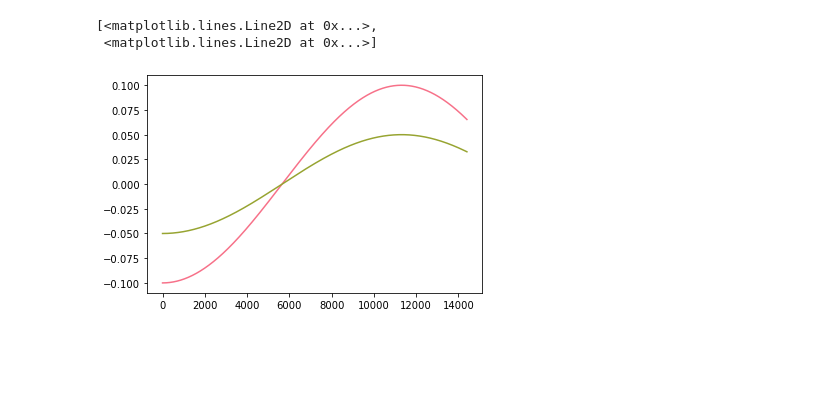
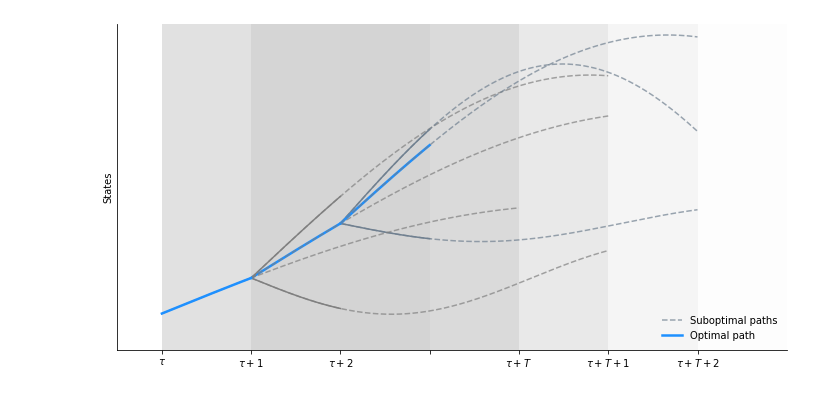
Before and after one commit to future-water/mpc-pond, a Jupyter notebook: horizon.ipynb, the cells around one changed output. Saved outputs shown, nothing was run; the diff lists cells and outputs as text; code cells hidden in the pictures; blank space fills up the shorter version.

```diff
--- a/horizon.ipynb
+++ b/horizon.ipynb
@@ -10,7 +5,50 @@ U = np.column_stack([u, 0.5 * u])
-# %%
-sns.set_palette('husl', 4)
-plt.plot(t_range, U)
-# %% [output]
-[<matplotlib.lines.Line2D at 0x...>,
- <matplotlib.lines.Line2D at 0x...>]
-[figure, removed]
+# %%
+N = 8400
+t_range = np.linspace(0, 8400, N)
+u = 0.15 * np.sin(t_range / 3600)
+
+p2 = 0.23 * np.sin( (t_range ) / 3600 ) + 0.15 * np.sin(1200 / 3600)
+p23 = -0.05 * np.sin( (t_range ) / 1200 ) + 0.15 * np.sin(1200 / 3600)
+p24 = 0.28 * np.sin( (t_range ) / 2900 ) + 0.15 * np.sin(1200 / 3600)
+
+p3 = -0.025 * np.sin( (t_range ) / 1200 ) + 0.23 * np.sin( (1200 ) / 3600 ) + 0.15 * np.sin(1200 / 3600)
+p32 = 0.22 * np.sin( (t_range ) / 1900 ) + 0.23 * np.sin( (1200 ) / 3600 ) + 0.15 * np.sin(1200 / 3600)
+p33 = 0.26 * np.sin( (t_range ) / 2800 ) + 0.23 * np.sin( (1200 ) / 3600 ) + 0.15 * np.sin(1200 / 3600)
+# %%
+fig, ax = plt.subplots(figsize=(12, 6))
+sns.set_palette('husl', 4)
+plt.axvspan(0, 4800, facecolor='dimgray', alpha=0.2)
+plt.axvspan(1200, 6000, facecolor='darkgray', alpha=0.2)
+plt.axvspan(2400, 7200, facecolor='lightgray', alpha=0.2)
+plt.axvspan(3600, 8400, facecolor='whitesmoke', alpha=0.2)
+
+plt.plot(t_range[1:1200] + 1200, p2[1:1200], c ='dodgerblue', linewidth = 2.5)
+plt.plot(t_range[1:4800] + 1200, p2[1:4800], '--', c ='grey',alpha=0.7)
+plt.plot(t_range[1:1200] + 1200, p23[1:1200], c = 'grey')
+plt.plot(t_range[1:4800] + 1200, p23[1:4800], '--', c ='grey',alpha=0.7)
+plt.plot(t_range[1:1200] + 1200, p24[1:1200], c = 'grey')
+plt.plot(t_range[1:4800] + 1200, p24[1:4800], '--', c ='grey',alpha=0.7)
+
+plt.plot(t_range[1:1200] + 2400, p3[1:1200],c ='slategrey')
+plt.plot(t_range[1:4800] + 2400, p3[1:4800], '--', c ='slategrey',alpha=0.7)
+plt.plot(t_range[1:1200] + 2400, p32[1:1200],c ='slategrey')
+plt.plot(t_range[1:4800] + 2400, p32[1:4800], '--', c ='slategrey',alpha=0.7)
+plt.plot(t_range[1:1200] + 2400, p33[1:1200],c ='dodgerblue', linewidth = 2.5)
+plt.plot(t_range[1:4800] + 2400, p33[1:4800], '--', c ='slategrey',alpha=0.7, label = 'Suboptimal paths')
+
+plt.plot(t_range[1:4800], u[1:4800], '--', c ='grey', alpha=0.7)
+plt.plot(t_range[1:1200], u[1:1200], c ='dodgerblue', linewidth = 2.5, label = 'Optimal path')
+
+plt.xlim([-600, 8400])
+plt.xticks([0, 1200, 2400, 3600, 4800, 6000, 7200], [r'$ \tau $',r'$ \tau +1 $',r'$ \tau+2 $','',r'$ \tau+T $',r'$ \tau+T+1 $',r'$ \tau+T+2 $'])
+plt.yticks([])
+plt.ylim([-0.05,.4])
+ax.margins(x=0, y=0)
+ax.spines['top'].set_visible(False)
+ax.spines['right'].set_visible(False)
+plt.ylabel('States')
+plt.legend(frameon=False, loc = 'lower right')
+plt.savefig('mpc_receding_horizon.png', dpi=400)
+plt.show()
+# %% [output]
+[figure, added]
```
Also changed, not shown: parts of 1 cell of this notebook.
